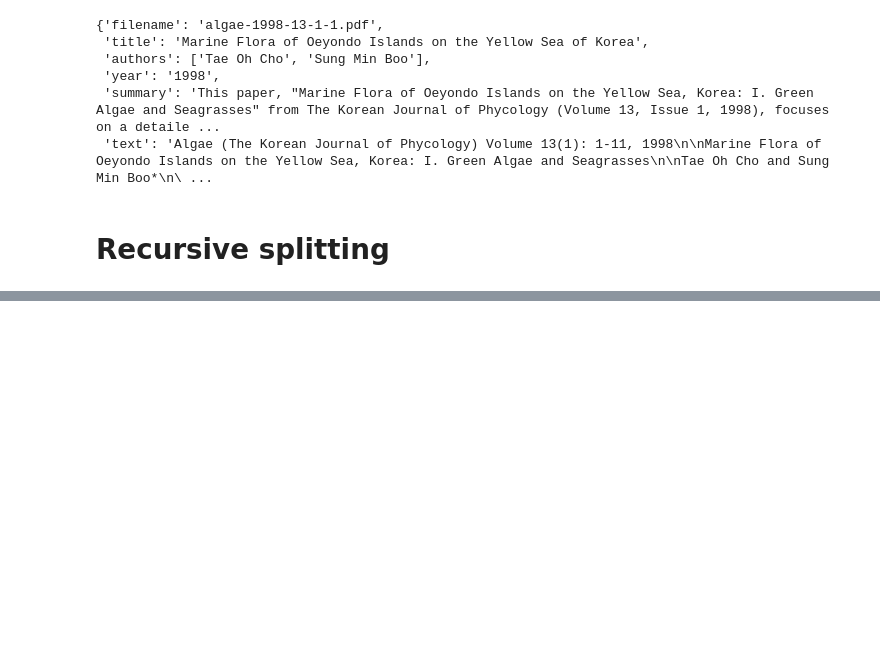
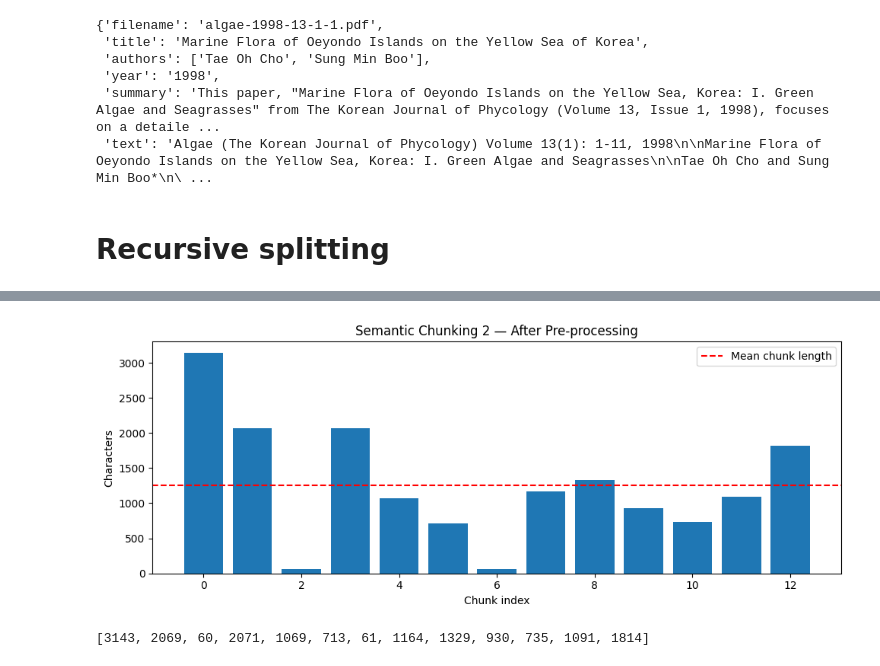
Before and after one commit to Novyfilip/algae-graphrag-thesis, a Jupyter notebook: notebooks/Chunking Experiment.ipynb, the cells around one changed output, grey strips where cells are left out. Drawn from its saved outputs; the diff is of its cells as text; code cells hidden in the pictures; blank space fills up the shorter version.

```diff
--- a/notebooks/Chunking Experiment.ipynb
+++ b/notebooks/Chunking Experiment.ipynb
@@ -373,0 +462,21 @@ TypeError: 'ellipsis' object is not iterable
+# %%
+output_dir = PROJECT_ROOT / "outputs" / "test_chunks" / "semantic_p95"
+output_dir.mkdir(parents=True, exist_ok=True)
+
+chunked = {
+    "filename": doc["filename"],
+    "title": doc.get("title"),
+    "authors": doc.get("authors"),
+    "year": doc.get("year"),
+    "strategy": "semantic",
+    "breakpoint_type": "percentile",
+    "breakpoint_threshold": 95,
+    "num_chunks": len(chunks),
+    "chunks": [
+        {"chunk_id": i, "text": c.page_content, "char_length": len(c.page_content)}
+        for i, c in enumerate(chunks)
+    ]
+}
+
+with open(output_dir / f"{Path(doc['filename']).stem}.json", "w", encoding="utf-8") as f:
+    json.dump(chunked, f, ensure_ascii=False, indent=2)
@@ -373,0 +503,21 @@ TypeError: 'ellipsis' object is not iterable
+# %%
+import matplotlib.pyplot as plt
+import statistics
+
+lengths = [c["char_length"] for c in chunked["chunks"]]
+mean_len = statistics.mean(lengths)
+
+plt.figure(figsize=(10, 4))
+plt.bar(range(len(lengths)), lengths)
+plt.xlabel("Chunk index")
+plt.ylabel("Characters")
+plt.title("Semantic Chunking 2 — After Pre-processing")
+plt.axhline(y=mean_len, color="red", linestyle="--", label="Mean chunk length")
+plt.legend()
+plt.tight_layout()
+plt.show()
+
+print(lengths)
+# %% [output]
+[figure, added]
+[3143, 2069, 60, 2071, 1069, 713, 61, 1164, 1329, 930, 735, 1091, 1814]
```
Also changed, not shown: parts of 18 cells of this notebook, 8 other files.
